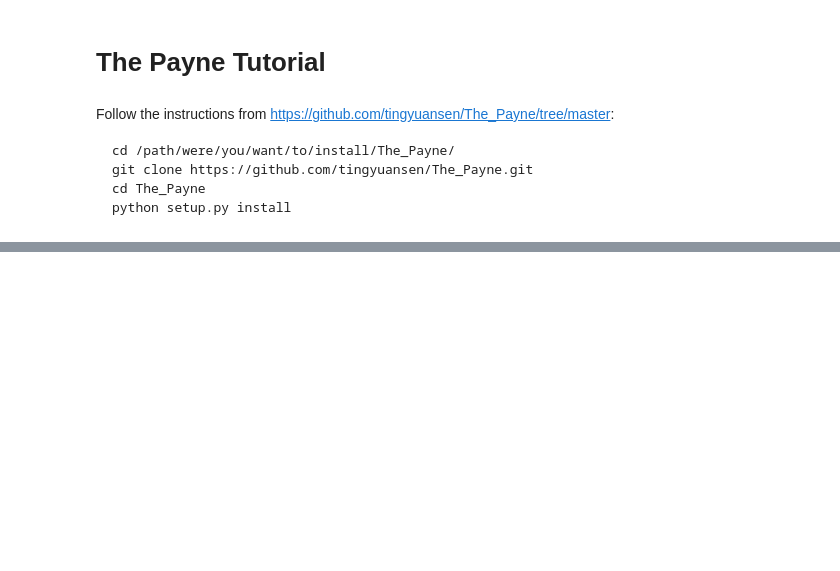
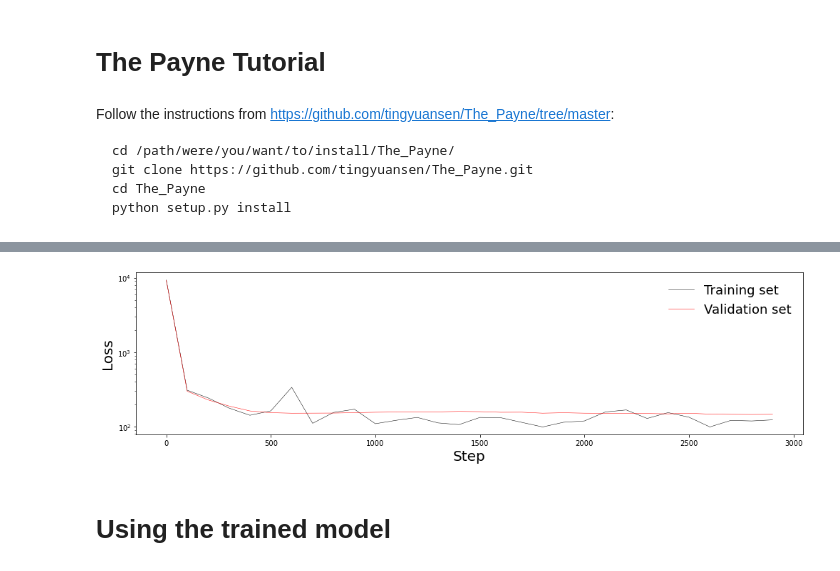
Before and after one commit to svenbuder/the_payne_tutorial, a Jupyter notebook: the_payne_tutorial.ipynb, the cells around one changed output, grey strips where cells are left out. Drawn from its saved outputs; the diff is of its cells as text; code cells hidden in the pictures; blank space fills up the shorter version.

Commit message:
managed to train

```diff
--- a/the_payne_tutorial.ipynb
+++ b/the_payne_tutorial.ipynb
@@ -186,0 +215,17 @@ training.neural_net(
+# %%
+# Plot the loss functions for training and validation
+
+training_loss = np.load(model_file+'_loss.npz') # the output array also stores the training and validation loss
+
+plt.figure(figsize=(14, 4))
+plt.plot(np.arange(training_loss['training_loss'].size)*100, training_loss['training_loss'], 'k', lw=0.5, label = 'Training set')
+plt.plot(np.arange(training_loss['validation_loss'].size)*100, training_loss['validation_loss'], 'r', lw=0.5, label = 'Validation set')
+plt.legend(loc = 'best', frameon = False, fontsize= 18)
+plt.yscale('log')
+plt.xlabel("Step", size=20)
+plt.ylabel("Loss", size=20)
+plt.tight_layout()
+# %% [output]
+[figure, added]
+# %% [markdown]
+# Using the trained model
```
Also changed, not shown: parts of 15 cells of this notebook, 2 other files.
